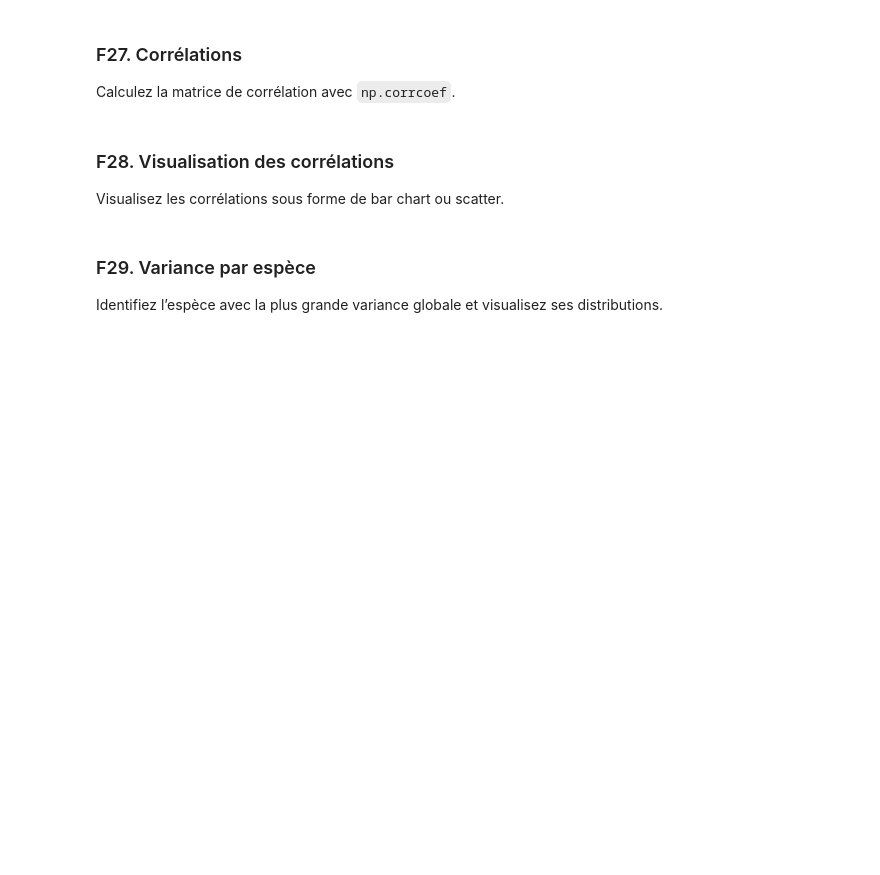
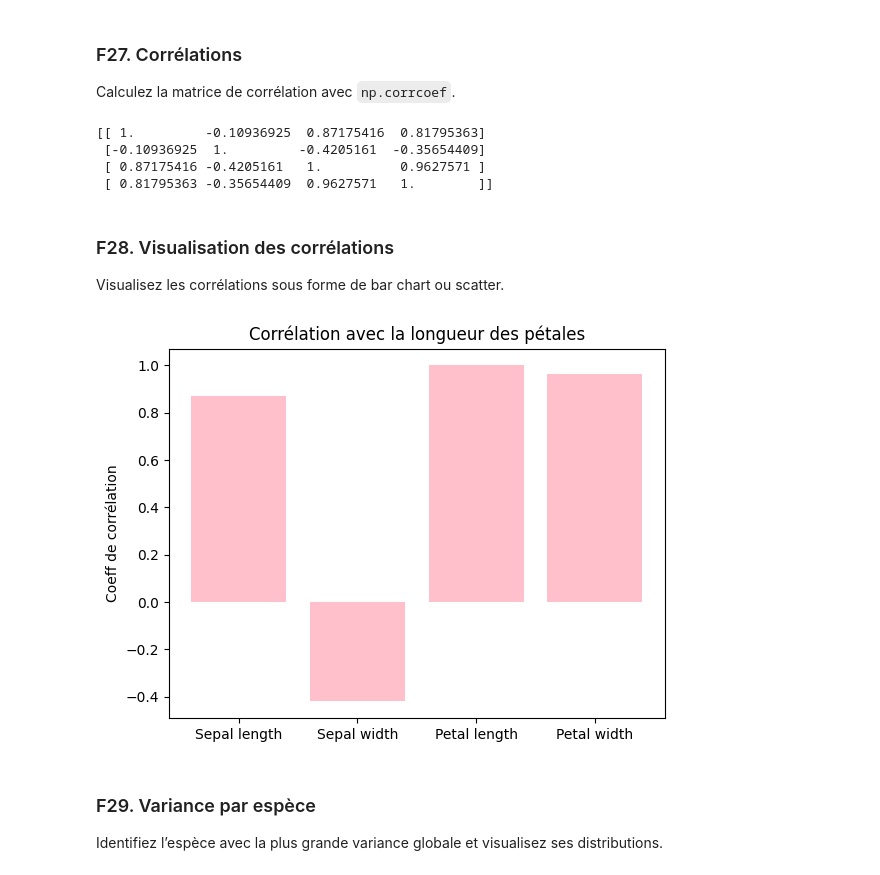
Before and after one commit to USMS-FPK-IA-GI-2025/controle-01-numpy-and-matplotlib-iris-Nini01Fz, a Jupyter notebook: notebooks/controle_numpy_matplotlib.ipynb, the cells around one changed output. Saved outputs shown, nothing was run; the diff lists cells and outputs as text; code cells hidden in the pictures; blank space fills up the shorter version.

```diff
--- a/notebooks/controle_numpy_matplotlib.ipynb
+++ b/notebooks/controle_numpy_matplotlib.ipynb
@@ -499,3 +497,13 @@ Calculez la matrice de corrélation avec `np.corrcoef`.
+# %%
+# Calcul de la matrice de corrélation
+correlation_matrix = np.corrcoef(features, rowvar=False)
+
+print(correlation_matrix)
+# %% [output]
+[[ 1.         -0.10936925  0.87175416  0.81795363]
+ [-0.10936925  1.         -0.4205161  -0.35654409]
+ [ 0.87175416 -0.4205161   1.          0.9627571 ]
+ [ 0.81795363 -0.35654409  0.9627571   1.        ]]
 # %% [markdown]
 ### F28. Visualisation des corrélations
 Visualisez les corrélations sous forme de bar chart ou scatter.
@@ -504,3 +510,21 @@ Visualisez les corrélations sous forme de bar chart ou scatter.
+# %%
+# Corrélation de petal_length avec les autres variables
+correlations = correlation_matrix[2]
+
+feature_names = [
+    "Sepal length",
+    "Sepal width",
+    "Petal length",
+    "Petal width"
+]
+
+plt.figure()
+plt.bar(feature_names, correlations, color='pink')
+plt.ylabel("Coeff de corrélation")
+plt.title("Corrélation avec la longueur des pétales")
+plt.show()
+# %% [output]
+[figure, added]
 # %% [markdown]
 ### F29. Variance par espèce
 Identifiez l’espèce avec la plus grande variance globale et visualisez ses distributions.
```
Also changed, not shown: parts of 6 cells of this notebook.
